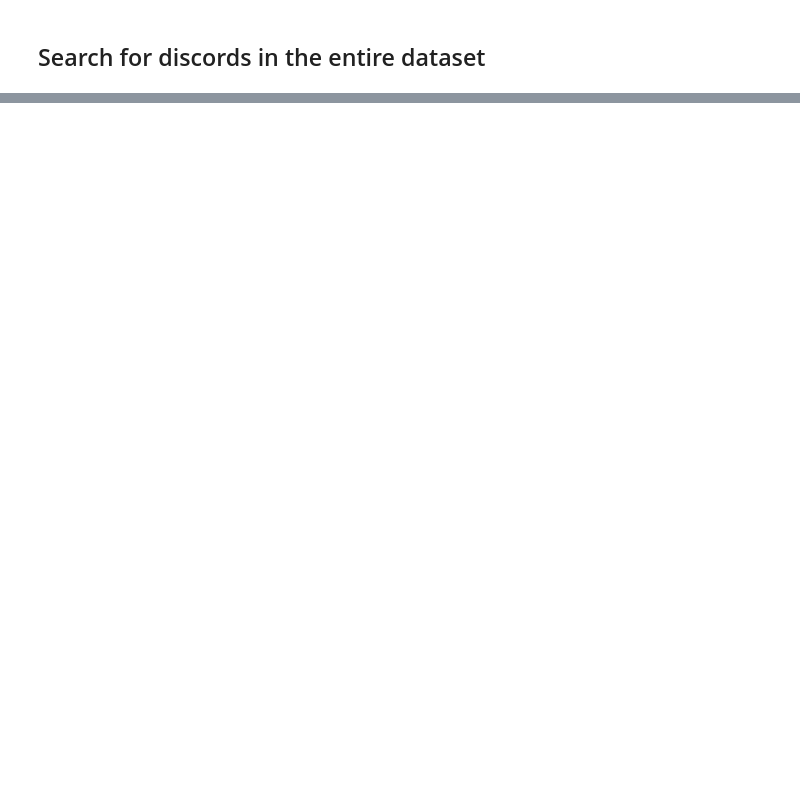
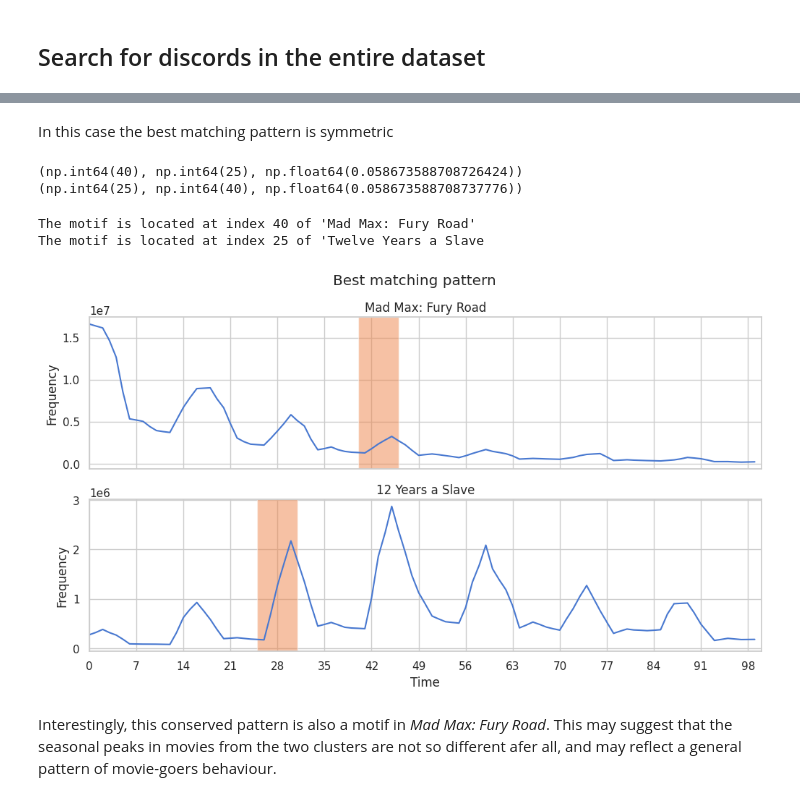
Before and after one commit to g-fabiani4-unipi/dm2_project, a Jupyter notebook: src/time_series/motifs_discords.ipynb, the cells around one changed output, grey strips where cells are left out. Cells and saved outputs as stored; diff of their text form; code cells hidden in the pictures; blank space fills up the shorter version.

```diff
--- a/src/time_series/motifs_discords.ipynb
+++ b/src/time_series/motifs_discords.ipynb
@@ -159,0 +166,66 @@ train.loc[[idx for idx, _ in ts_with_discords]].iloc[:,:13].sort_values('numVote
+# %%
+mad_max = train_X.loc[shape_medoids[1], 'value']
+twelve_years = train_X.loc[shape_medoids[2], 'value']
+
+mad_max_mp = stumpy.stump(mad_max,
+                          m,
+                          twelve_years,
+                          ignore_trivial=False)
+# %%
+def find_conserved_patterns(ts1, ts2):
+    mp = stumpy.stump(ts1, m, ts2, ignore_trivial=False)
+    ts1_idx = mp.P_.argmin()
+    ts2_idx = mp.I_[ts1_idx]
+    dist = mp.P_[ts1_idx]
+    return ts1_idx, ts2_idx, dist
+# %% [markdown]
+In this case the best matching pattern is symmetric
+# %%
+print(find_conserved_patterns(mad_max, twelve_years))
+print(find_conserved_patterns(twelve_years, mad_max))
+# %% [output]
+(np.int64(40), np.int64(25), np.float64(0.058673588708726424))
+(np.int64(25), np.int64(40), np.float64(0.058673588708737776))
+# %%
+mad_max_motif_index, twelve_years_motif_index, _ = find_conserved_patterns(mad_max, twelve_years)
+
+print(f"The motif is located at index {mad_max_motif_index} of 'Mad Max: Fury Road'")
+print(f"The motif is located at index {twelve_years_motif_index} of 'Twelve Years a Slave")
+# %% [output]
+The motif is located at index 40 of 'Mad Max: Fury Road'
+The motif is located at index 25 of 'Twelve Years a Slave
+# %%
+fig, axs = plt.subplots(2, sharex=True)
+plt.suptitle('Best matching pattern')
+
+axs[0].set_title('Mad Max: Fury Road')
+axs[1].set_title('12 Years a Slave')
+
+axs[1].set_xlabel('Time')
+axs[0].set_ylabel('Frequency')
+axs[1].set_ylabel('Frequency')
+
+axs[0].plot(mad_max)
+axs[1].plot(twelve_years)
+plt.xticks(np.arange(0, 100, 7))
+plt.xlim((0, 100))
+
+
+
+lower, upper = axs[0].get_ylim()
+height = upper - lower
+rect = Rectangle((mad_max_motif_index, lower), m, height, facecolor='C1', alpha=.5)
+axs[0].add_patch(rect)
+
+
+lower, upper = axs[1].get_ylim()
+height = upper - lower
+rect = Rectangle((twelve_years_motif_index, lower), m, height, facecolor='C1', alpha=.5)
+axs[1].add_patch(rect)
+
+plt.show()
+# %% [output]
+[figure, added]
+# %% [markdown]
+Interestingly, this conserved pattern is also a motif in *Mad Max: Fury Road*.
+This may suggest that the seasonal peaks in movies from the two clusters are not so different afer all, and may reflect a general pattern of movie-goers behaviour.
```
Also changed, not shown: parts of 14 cells of this notebook.
